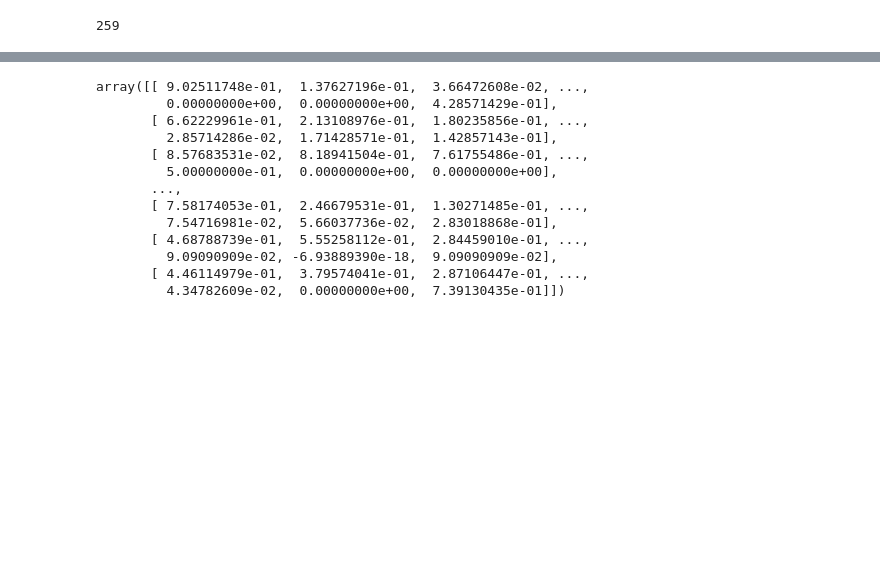
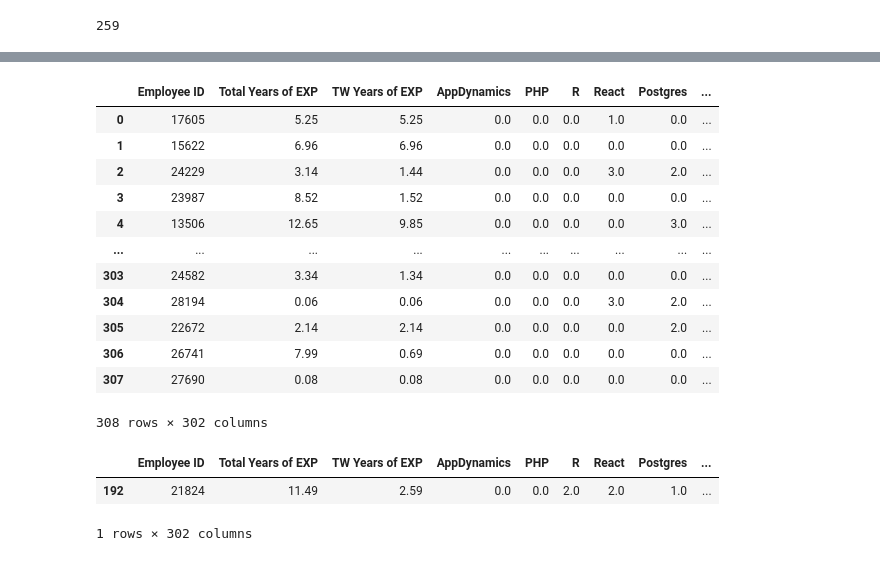
Before and after one commit to rparthas/data, a Jupyter notebook: hackathons/Jigsaw.ipynb, the cells around one changed output, grey strips where cells are left out. Cells and saved outputs as stored; diff of their text form; code cells hidden in the pictures; blank space fills up the shorter version.

```diff
--- a/hackathons/Jigsaw.ipynb
+++ b/hackathons/Jigsaw.ipynb
@@ -238,20 +235,26 @@ trf1 = ColumnTransformer(transformers =[
 # %%
-people_processed = MinMaxScaler().fit_transform(pd.get_dummies(people_data))
+people_processed = pd.get_dummies(people_data)
+# %%
+people_processed
+# %% [output]
+|  | Employee ID | Total Years of EXP | TW Years of EXP | AppDynamics | PHP | R | React | Postgres | ... |
+| 0 | 17605 | 5.25 | 5.25 | 0.0 | 0.0 | 0.0 | 1.0 | 0.0 | ... |
+| 1 | 15622 | 6.96 | 6.96 | 0.0 | 0.0 | 0.0 | 0.0 | 0.0 | ... |
+| 2 | 24229 | 3.14 | 1.44 | 0.0 | 0.0 | 0.0 | 3.0 | 2.0 | ... |
+| 3 | 23987 | 8.52 | 1.52 | 0.0 | 0.0 | 0.0 | 0.0 | 0.0 | ... |
+| 4 | 13506 | 12.65 | 9.85 | 0.0 | 0.0 | 0.0 | 0.0 | 3.0 | ... |
+| ... | ... | ... | ... | ... | ... | ... | ... | ... | ... |
+| 303 | 24582 | 3.34 | 1.34 | 0.0 | 0.0 | 0.0 | 0.0 | 0.0 | ... |
+| 304 | 28194 | 0.06 | 0.06 | 0.0 | 0.0 | 0.0 | 3.0 | 2.0 | ... |
+| 305 | 22672 | 2.14 | 2.14 | 0.0 | 0.0 | 0.0 | 0.0 | 2.0 | ... |
+| 306 | 26741 | 7.99 | 0.69 | 0.0 | 0.0 | 0.0 | 0.0 | 0.0 | ... |
+| 307 | 27690 | 0.08 | 0.08 | 0.0 | 0.0 | 0.0 | 0.0 | 0.0 | ... |
+308 rows × 302 columns
 # %%
-kmeans = KMeans(n_clusters=12)
-kmeans.fit(people_processed)
-kmeans.cluster_centers_
+# kmeans = KMeans(n_clusters=12)
+# kmeans.fit(people_processed)
+# kmeans.cluster_centers_
 # %% [output]
+|  | Employee ID | Total Years of EXP | TW Years of EXP | AppDynamics | PHP | R | React | Postgres | ... |
+| 192 | 21824 | 11.49 | 2.59 | 0.0 | 0.0 | 2.0 | 2.0 | 1.0 | ... |
-array([[ 9.02511748e-01,  1.37627196e-01,  3.66472608e-02, ...,
-         0.00000000e+00,  0.00000000e+00,  4.28571429e-01],
-       [ 6.62229961e-01,  2.13108976e-01,  1.80235856e-01, ...,
-         2.85714286e-02,  1.71428571e-01,  1.42857143e-01],
-       [ 8.57683531e-02,  8.18941504e-01,  7.61755486e-01, ...,
-         5.00000000e-01,  0.00000000e+00,  0.00000000e+00],
-       ...,
-       [ 7.58174053e-01,  2.46679531e-01,  1.30271485e-01, ...,
-         7.54716981e-02,  5.66037736e-02,  2.83018868e-01],
-       [ 4.68788739e-01,  5.55258112e-01,  2.84459010e-01, ...,
-         9.09090909e-02, -6.93889390e-18,  9.09090909e-02],
-       [ 4.46114979e-01,  3.79574041e-01,  2.87106447e-01, ...,
-         4.34782609e-02,  0.00000000e+00,  7.39130435e-01]])
+1 rows × 302 columns
```
Also changed, not shown: parts of 12 cells of this notebook, 1 other file.
